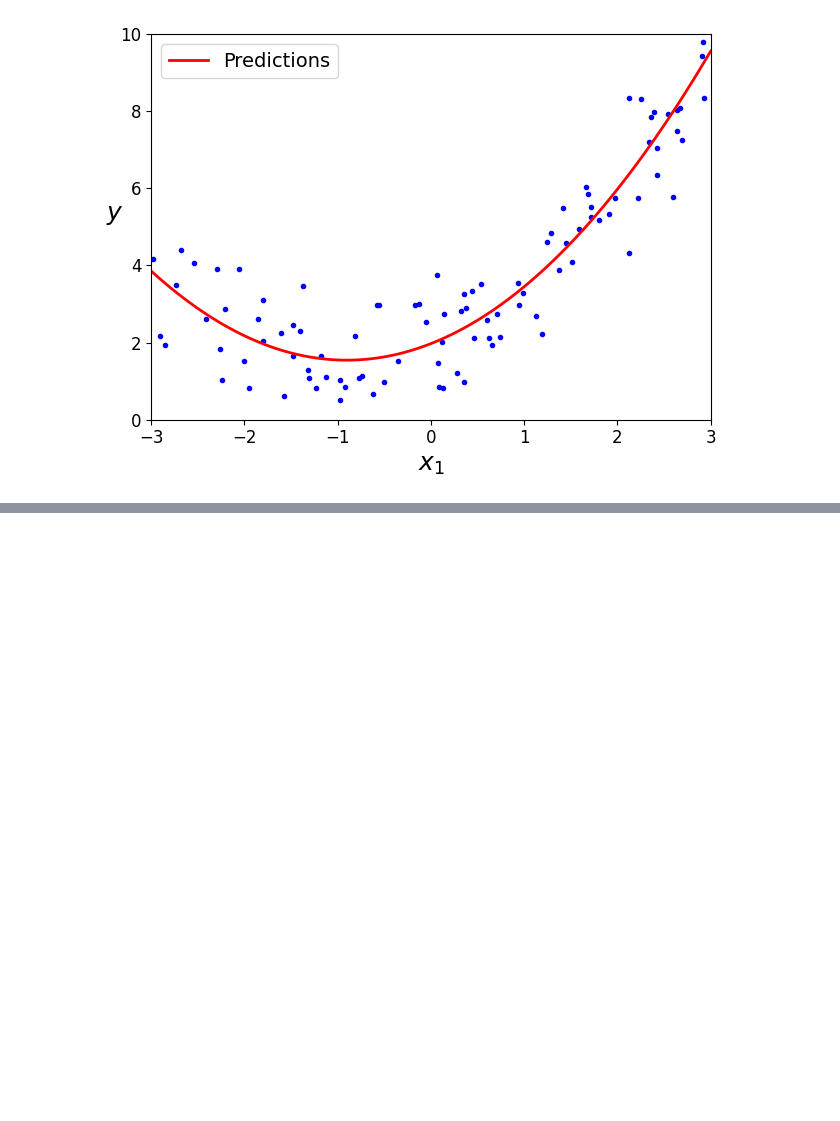
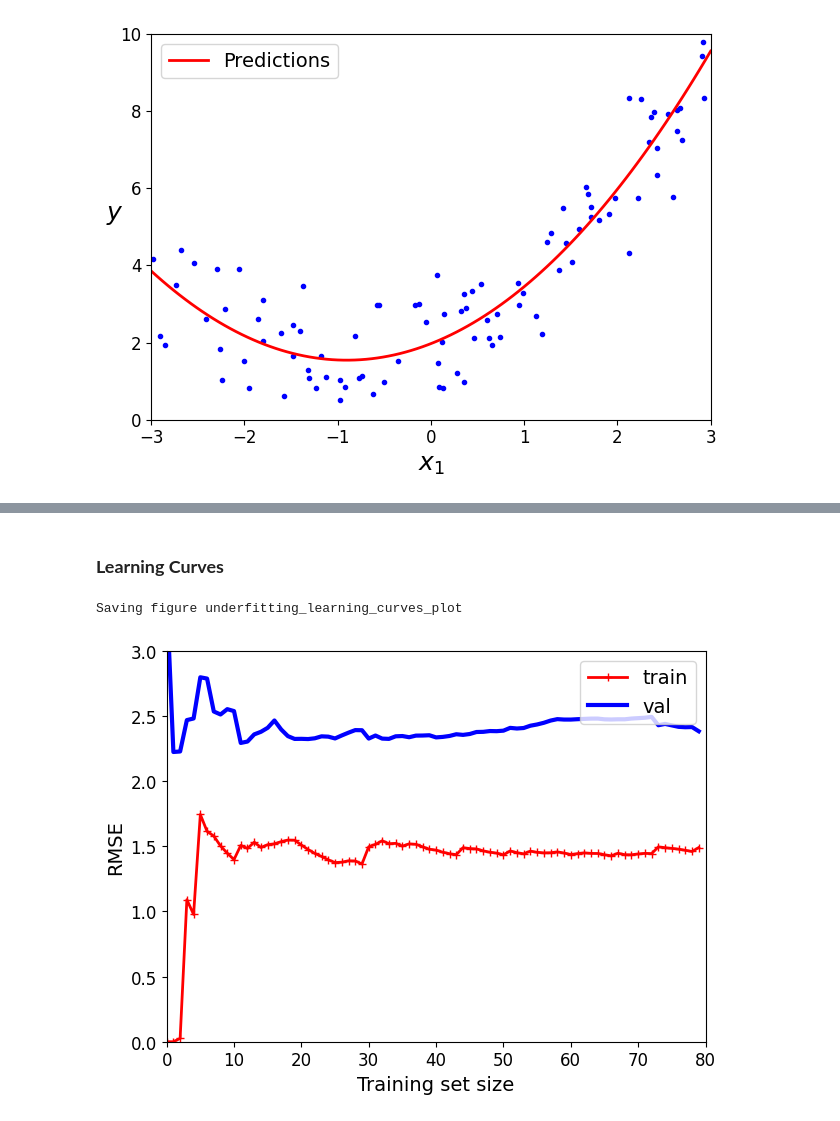
Before and after one commit to dfongang/handson-ml2, a Jupyter notebook: chapter_04/training_models.ipynb, the cells around one changed output, grey strips where cells are left out. Drawn from its saved outputs; the diff is of its cells as text; code cells hidden in the pictures; blank space fills up the shorter version.

```diff
--- a/chapter_04/training_models.ipynb
+++ b/chapter_04/training_models.ipynb
@@ -383,0 +415,41 @@ Saving figure quadratic_predictions_plot
+# %% [markdown]
+### **Learning Curves**
+# %%
+from sklearn.metrics import mean_squared_error
+from sklearn.model_selection import train_test_split
+
+def plot_learning_curves(model, X, y, shuffled=False):
+    X_train, X_val, y_train, y_val = train_test_split(X, y, test_size=0.2, random_state=10)
+    train_errors, val_errors = [], []
+    for m in range(1, len(X_train)+1):
+        if shuffled:
+            shuffled_indices = np.random.permutation(len(X_train))
+            model.fit(X_train[shuffled_indices][:m], y_train[shuffled_indices][:m])
+            y_train_predict = model.predict(X_train[shuffled_indices][:m])
+            y_val_predict = model.predict(X_val)
+            train_error =  mean_squared_error(y_train[shuffled_indices][:m], y_train_predict)
+            val_error = mean_squared_error(y_val, y_val_predict)
+        else:
+            model.fit(X_train[:m], y_train[:m])
+            y_train_predict = model.predict(X_train[:m])
+            y_val_predict = model.predict(X_val)
+            train_error =  mean_squared_error(y_train[:m], y_train_predict)
+            val_error = mean_squared_error(y_val, y_val_predict)
+
+        train_errors.append(train_error)
+        val_errors.append(val_error)
+
+    plt.plot(np.sqrt(train_errors), "r-+", linewidth=2, label="train")
+    plt.plot(np.sqrt(val_errors), "b-", linewidth=3, label="val")
+    plt.legend(loc="upper right", fontsize=14)
+    plt.xlabel("Training set size", fontsize=14)
+    plt.ylabel("RMSE", fontsize=14)
+# %%
+lin_reg = LinearRegression()
+plot_learning_curves(lin_reg, X, y)
+plt.axis([0, 80, 0 ,3])
+save_fig('underfitting_learning_curves_plot')
+plt.show()
+# %% [output]
+Saving figure underfitting_learning_curves_plot
+[figure, added]
```
Also changed, not shown: parts of 23 cells of this notebook, 5 other files.
